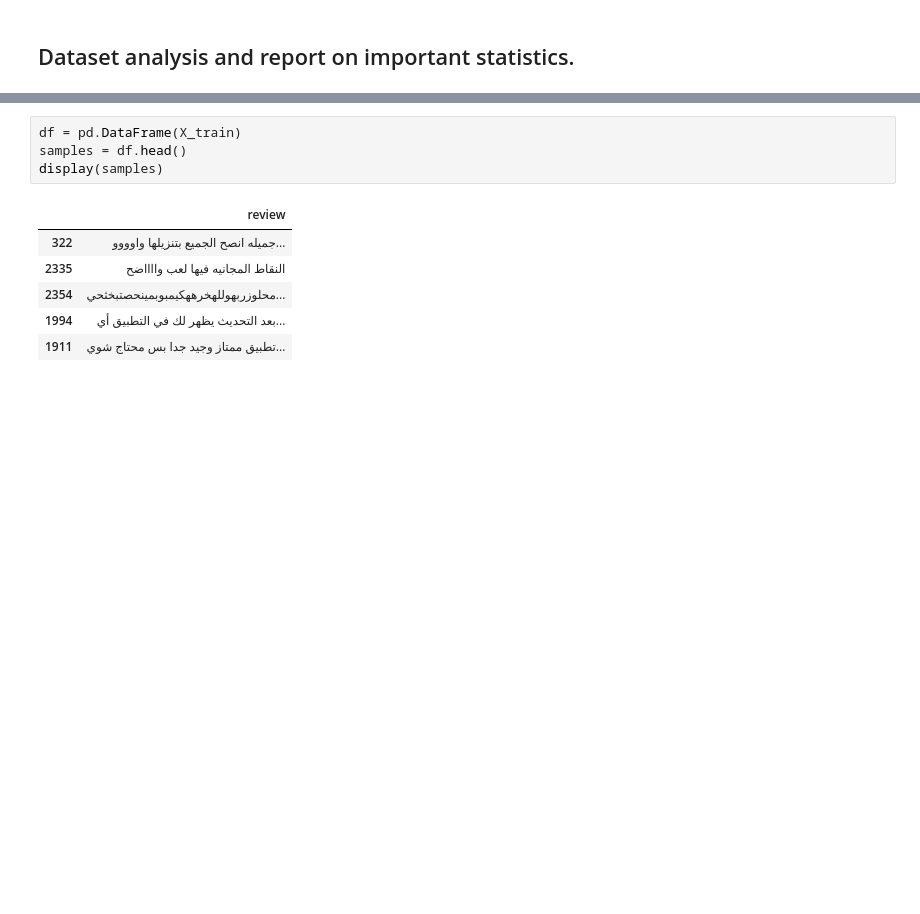
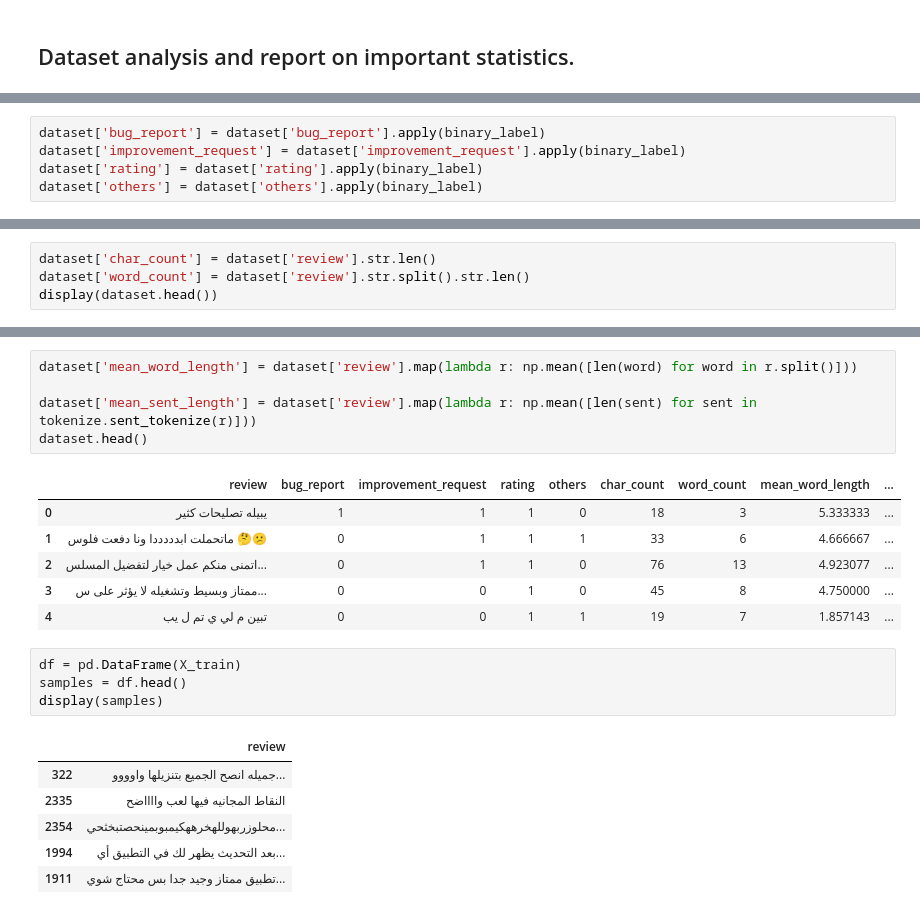
Before and after one commit to faiz-aljohani/Arabic-App-Review-Classification, a Jupyter notebook: ICS472_NLP_Arabic_App_Review_Classification.ipynb, the cells around one changed output, grey strips where cells are left out. Saved outputs shown, nothing was run; the diff lists cells and outputs as text; blank space fills up the shorter version.

```diff
--- a/ICS472_NLP_Arabic_App_Review_Classification.ipynb
+++ b/ICS472_NLP_Arabic_App_Review_Classification.ipynb
@@ -26,0 +106,5 @@ X_val, X_test, y_val, y_test = train_test_split(X_testval, y_testval, test_size=
+# %%
+dataset['bug_report'] = dataset['bug_report'].apply(binary_label)
+dataset['improvement_request'] = dataset['improvement_request'].apply(binary_label)
+dataset['rating'] = dataset['rating'].apply(binary_label)
+dataset['others'] = dataset['others'].apply(binary_label)
@@ -26,0 +127,4 @@ X_val, X_test, y_val, y_test = train_test_split(X_testval, y_testval, test_size=
+# %%
+dataset['char_count'] = dataset['review'].str.len()
+dataset['word_count'] = dataset['review'].str.split().str.len()
+display(dataset.head())
@@ -27,3 +149,15 @@ X_val, X_test, y_val, y_test = train_test_split(X_testval, y_testval, test_size=
+# %%
+dataset['mean_word_length'] = dataset['review'].map(lambda r: np.mean([len(word) for word in r.split()]))
+
+dataset['mean_sent_length'] = dataset['review'].map(lambda r: np.mean([len(sent) for sent in tokenize.sent_tokenize(r)]))
+dataset.head()
+# %% [output]
+|  | review | bug_report | improvement_request | rating | others | char_count | word_count | mean_word_length | ... |
+| 0 | يبيله تصليحات كثير | 1 | 1 | 1 | 0 | 18 | 3 | 5.333333 | ... |
+| 1 | ماتحملت ابدددددا ونا دفعت فلوس 🤔😕 | 0 | 1 | 1 | 1 | 33 | 6 | 4.666667 | ... |
+| 2 | اتمنى منكم عمل خيار لتفضيل المسلس... | 0 | 1 | 1 | 0 | 76 | 13 | 4.923077 | ... |
+| 3 | ممتاز وبسيط وتشغيله لا يؤثر على س... | 0 | 0 | 1 | 0 | 45 | 8 | 4.750000 | ... |
+| 4 | تبين م لي ي تم ل يب | 0 | 0 | 1 | 1 | 19 | 7 | 1.857143 | ... |
 # %%
 df = pd.DataFrame(X_train)
 samples = df.head()
```
Also changed, not shown: parts of 13 cells of this notebook, 2 other files.
